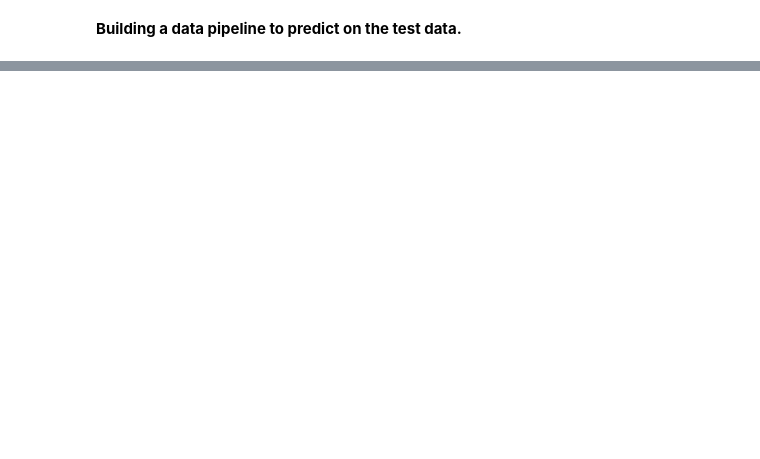
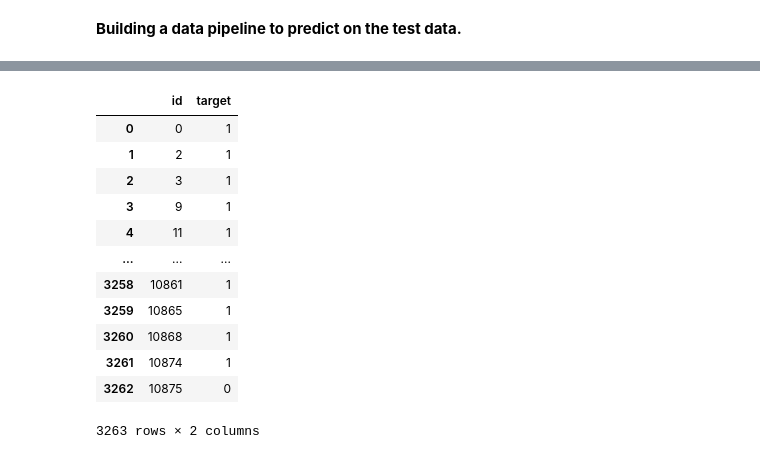
Before and after one commit to lyraxvincent/NLP-real-fake-disaster-tweets, a Jupyter notebook: nlp-real-fake-disaster-tweets.ipynb, the cells around one changed output, grey strips where cells are left out. Drawn from its saved outputs; the diff is of its cells as text; code cells hidden in the pictures; blank space fills up the shorter version.

Commit message:
Add and test xgboost classifier
No improvement

```diff
--- a/nlp-real-fake-disaster-tweets.ipynb
+++ b/nlp-real-fake-disaster-tweets.ipynb
@@ -263,11 +330,13 @@ NameError: name 'qedxqwgefqdsfewg' is not defined
 **Building a data pipeline to predict on the test data.**
 # %%
 from sklearn.pipeline import Pipeline
+from xgboost import XGBClassifier
 
 pipe = Pipeline([
     ("bow cv", CountVectorizer(analyzer=text_process)),
     ("tfidf", TfidfTransformer()),
-    ("lr classifier", LogisticRegression())
+    ("xgbc", XGBClassifier(gamma=0, learning_rate=0.07, max_depth=12, n_estimators=500,
+                               objective='binary:logistic', silent=False, subsample=0.7)) # ("lr classifier", LogisticRegression())
 ])
 # %%
 text_train, text_test, label_train, label_test = train_test_split(train['text'], train['target'],
@@ -283,5 +377,5 @@ test.shape
 # %%
-submission_df = pd.DataFrame({
+submission2 = pd.DataFrame({
     "id": test['id'],
     "target": pipe_pred
 })
@@ -290 +382,17 @@ submission_df
+# %%
+submission2
+# %% [output]
+|  | id | target |
+| 0 | 0 | 1 |
+| 1 | 2 | 1 |
+| 2 | 3 | 1 |
+| 3 | 9 | 1 |
+| 4 | 11 | 1 |
+| ... | ... | ... |
+| 3258 | 10861 | 1 |
+| 3259 | 10865 | 1 |
+| 3260 | 10868 | 1 |
+| 3261 | 10874 | 1 |
+| 3262 | 10875 | 0 |
+3263 rows × 2 columns
 # %%
```
Also changed, not shown: parts of 10 cells of this notebook, 1 other file.
